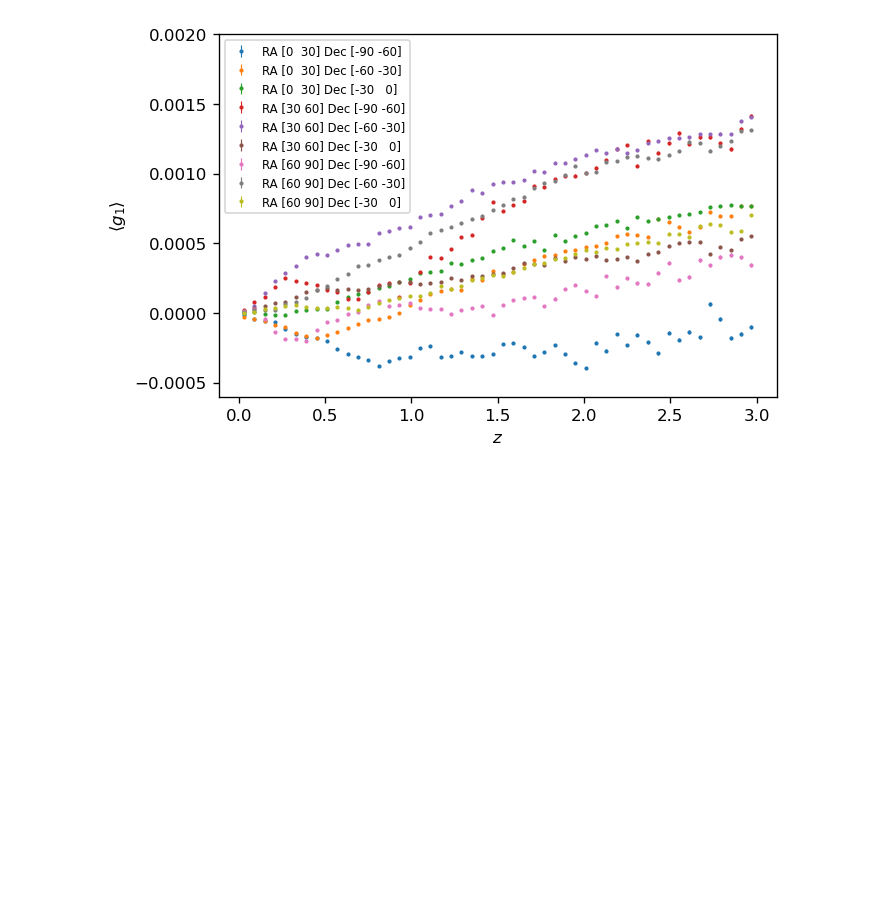
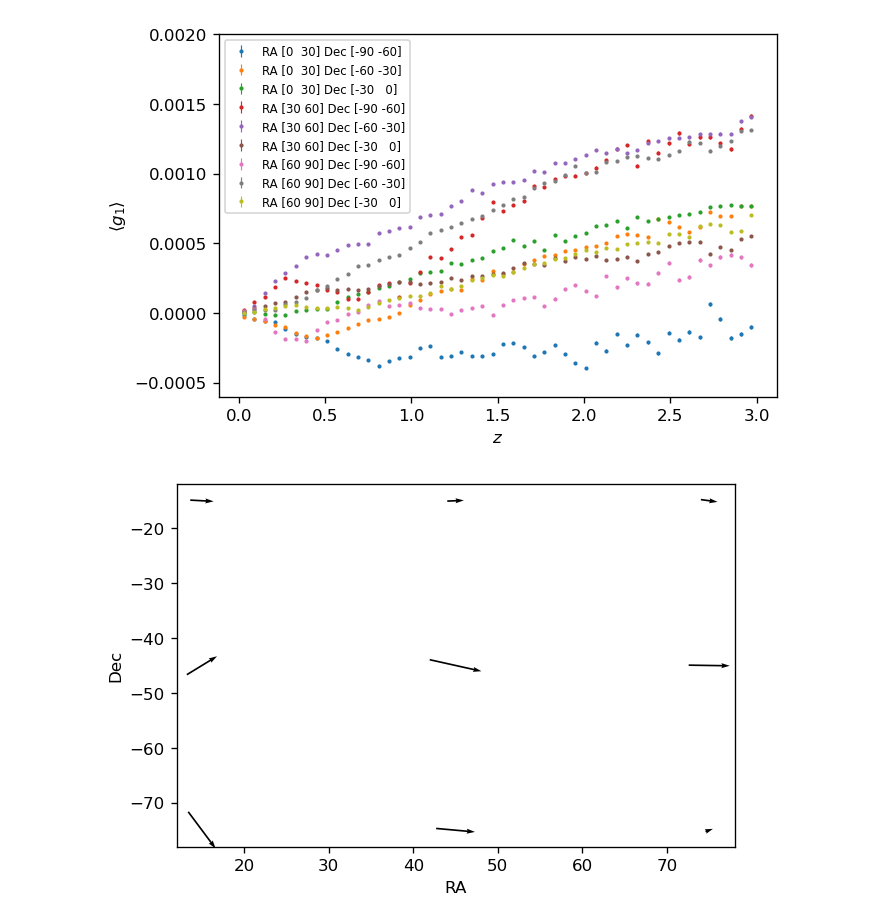
Before and after one commit to cwwalter/seagull-study, a Jupyter notebook: Seagull.ipynb, the cells around one changed output. Saved outputs shown, nothing was run; the diff lists cells and outputs as text; code cells hidden in the pictures; blank space fills up the shorter version.

Commit message:
Add shear quiver plot.

```diff
--- a/Seagull.ipynb
+++ b/Seagull.ipynb
@@ -298,16 +280,38 @@ plt.ylabel('Dec')
-# %%
-%%script false
-
-matplotlib.rcParams['savefig.dpi'] = 150
-matplotlib.rcParams['figure.dpi'] = 150
-
-selected = df.query('.009 < g2 < 0.011')
-selected.g1.size.compute()
-
-selected.g1.hist(bins=10, grid=True, histtype='step')
-plt.title('.009 < g2 < 0.011')
-plt.yscale('log')
-plt.xlabel('g1')
+# %%
+binning = 3
+
+@dask_hist
+def mean_g1(df):
+
+    h = Hist.new.Reg(binning, 0, 90, name='RA').Reg(binning, -90, 0, name='Dec').Mean()
+    h.fill(df.ra, df.dec, sample=df.g1)
+    return h
+
+@dask_hist
+def mean_g2(df):
+
+    h = Hist.new.Reg(binning, 0, 90, name='RA').Reg(binning, -90, 0, name='Dec').Mean()
+    h.fill(df.ra, df.dec, sample=df.g2)
+    return h
+
+g1_hist = mean_g1(df)
+g2_hist = mean_g2(df)
+
+x_centers = g1_hist.axes[0].centers
+y_centers = g1_hist.axes[1].centers
+
+g1 = g1_hist.view().value
+g2 = g2_hist.view().value
+
+reduced_shear = g1 + g2*1j
+magnitude = np.abs(reduced_shear.T)
+phi = np.angle(reduced_shear.T)/2
+
+plt.quiver(x_centers, y_centers, magnitude*np.cos(phi), magnitude*np.sin(phi), pivot='mid', width=.003)
+plt.xlabel('RA')
+plt.ylabel('Dec');
+# %% [output]
+[figure, added]
 # %%
 %%script false
 
```
Also changed, not shown: parts of 4 cells of this notebook.
